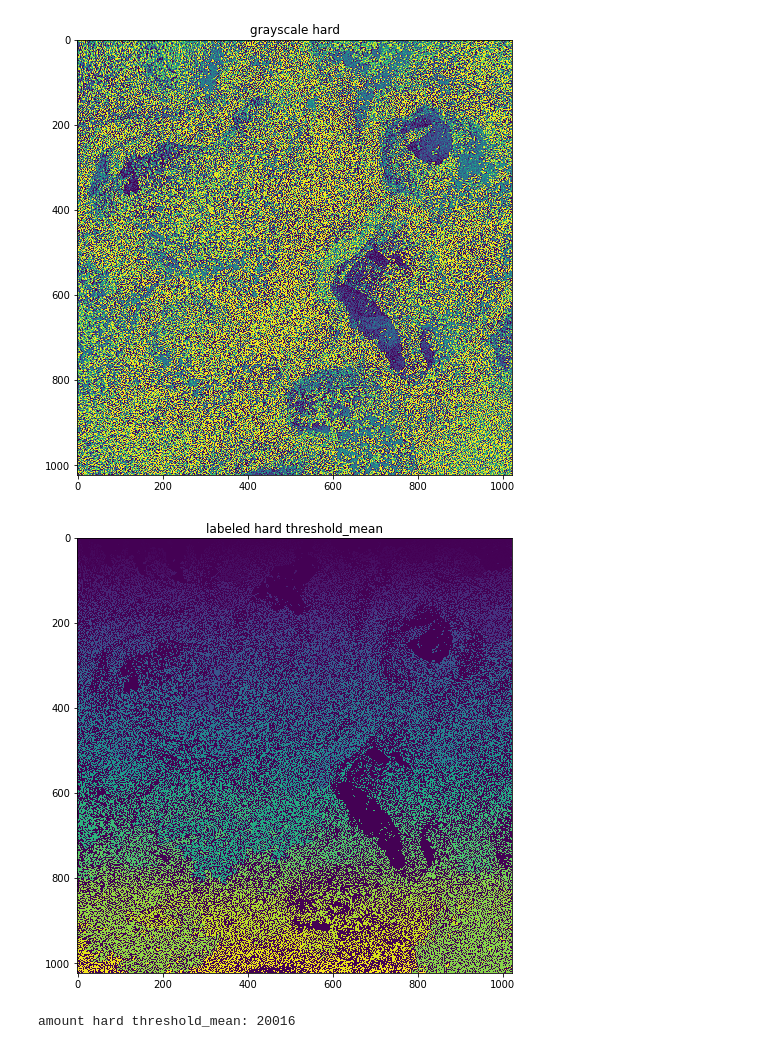
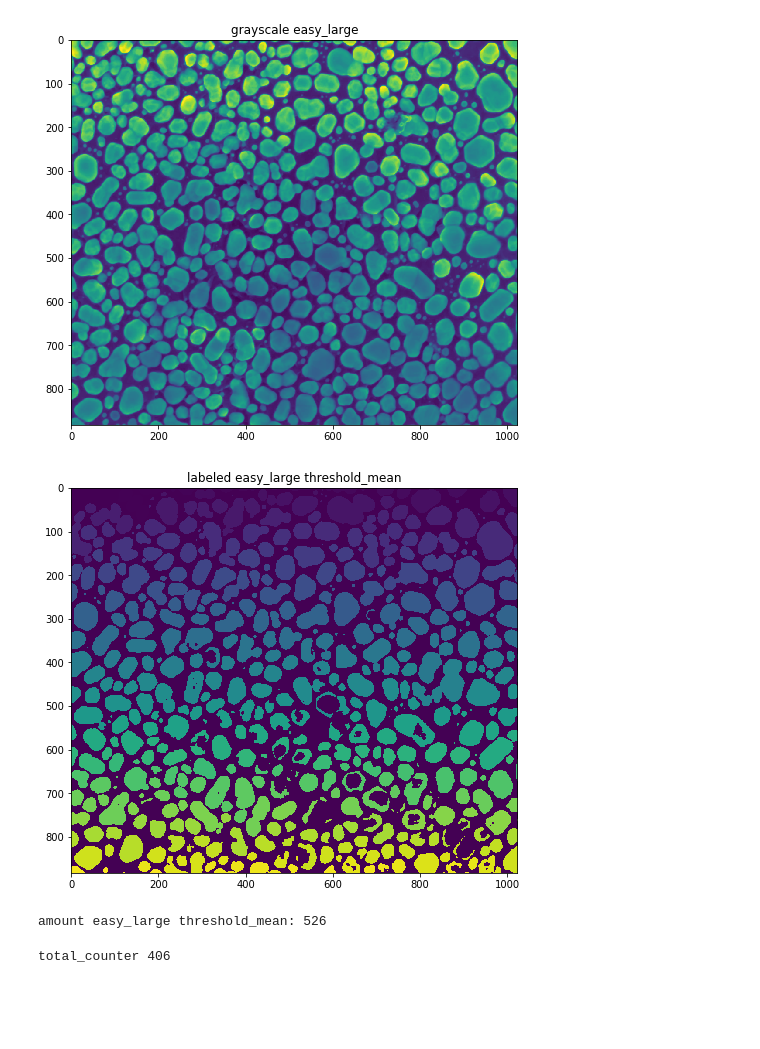
Before and after one commit to Toliak/particle-counter, a Jupyter notebook: notebooks/threshold.ipynb, the cells around one changed output. Saved outputs shown, nothing was run; the diff lists cells and outputs as text; code cells hidden in the pictures; blank space fills up the shorter version.

```diff
--- a/notebooks/threshold.ipynb
+++ b/notebooks/threshold.ipynb
@@ -1,42 +1,52 @@
 # %%
+from skimage import color
+from skimage.measure import regionprops
+from skimage.morphology import disk
 import Dataset
 import numpy as np
+from skimage.filters import rank
 from Utils import visualize
 from Utils import image_to_grayscale
 
 dataset_list = Dataset.get_full_dataset()
-INDEX = 0
+INDEX = 6
 data = dataset_list[INDEX]
 image, title = data['image'], data['title']
 
-image = image_to_grayscale(image)
+image = color.rgb2gray(image)
+image = rank.median(image, disk(2))
 
 visualize(image, f'grayscale {title}')
 # %% [output]
-[figure, old version]
+[figure, new version]
 # %%
 from skimage.filters import threshold_isodata, threshold_otsu, threshold_li, threshold_mean, \
-    threshold_minimum, threshold_triangle, threshold_yen, threshold_niblack
+    threshold_minimum, threshold_triangle, threshold_yen, threshold_niblack, rank
 from scipy.ndimage import label
 
-threshold_ways = (
-    # threshold_isodata,
-    # threshold_li,
-    threshold_mean,
-    # threshold_minimum,
-    # threshold_otsu,
-    # threshold_triangle,
-    # threshold_yen,
-    # threshold_niblack,
-)
 
-for filter_function in threshold_ways:
-    threshold_value = filter_function(image)
-    binary = image > threshold_value
 
-    labeled, amount = label(binary)
-    visualize(labeled, f'labeled {title} {filter_function.__name__}')
-    print(f'amount {title} {filter_function.__name__}: {amount}')
+threshold_value = threshold_mean(image)
+binary = image > threshold_value
+
+labeled, amount = label(binary)
+visualize(labeled, f'labeled {title} threshold_mean')
+print(f'amount {title} threshold_mean: {amount}')
 # %% [output]
-[figure, old version]
+[figure, new version]
-amount hard threshold_mean: 20016
+amount easy_large threshold_mean: 526
+# %%
+MAX_REG = 10000
+MIN_REG = 100
+
+total_counter = 0
+
+for region in regionprops(labeled):
+    if not (MAX_REG > region.area > MIN_REG):
+        continue
+
+    total_counter += 1
+
+print(f'total_counter {total_counter}')
+# %% [output]
+total_counter 406
```
Also changed, not shown: 2 other files.
